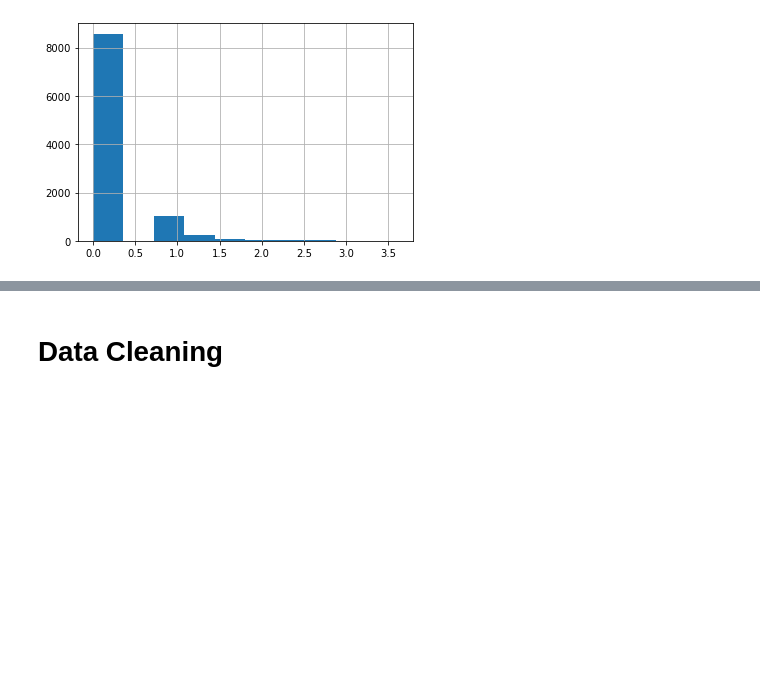
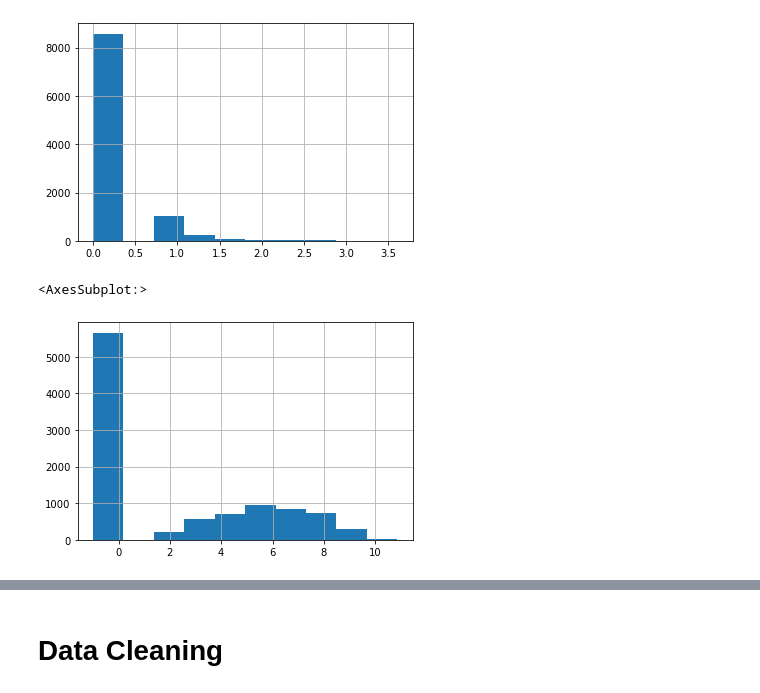
Before and after one commit to jgdenby/loan-bot, a Jupyter notebook: eda_modeling.ipynb, the cells around one changed output, grey strips where cells are left out. Saved outputs shown, nothing was run; the diff lists cells and outputs as text; code cells hidden in the pictures; blank space fills up the shorter version.

```diff
--- a/eda_modeling.ipynb
+++ b/eda_modeling.ipynb
@@ -21,0 +144,6 @@ loan_data.head()
+# %%
+loan_data = pd.get_dummies(loan_data, columns=['zip_code'], drop_first=True)
+# %%
+loan_data = loan_data.drop(columns=['issue_d'])
+# %%
+loan_data['earliest_cr_line'] = pd.to_datetime(loan_data['earliest_cr_line']).dt.year
@@ -21,0 +157,4 @@ loan_data.head()
+# %%
+loan_status_values = {'Fully Paid': 0, 'Charged Off': 1}
+loan_data['loan_status'] = loan_data['loan_status'].apply(
+    lambda x: loan_status_values[x.strip()])
@@ -121,3 +370,8 @@ np.sqrt(loan_data['delinq_2y']).hist()
 # %% [output]
 <AxesSubplot:>
 [figure]
+# %%
+loan_data['months_since_last_delinq'].hist()
+# %% [output]
+<AxesSubplot:>
+[figure, added]
```
Also changed, not shown: parts of 70 cells of this notebook.
